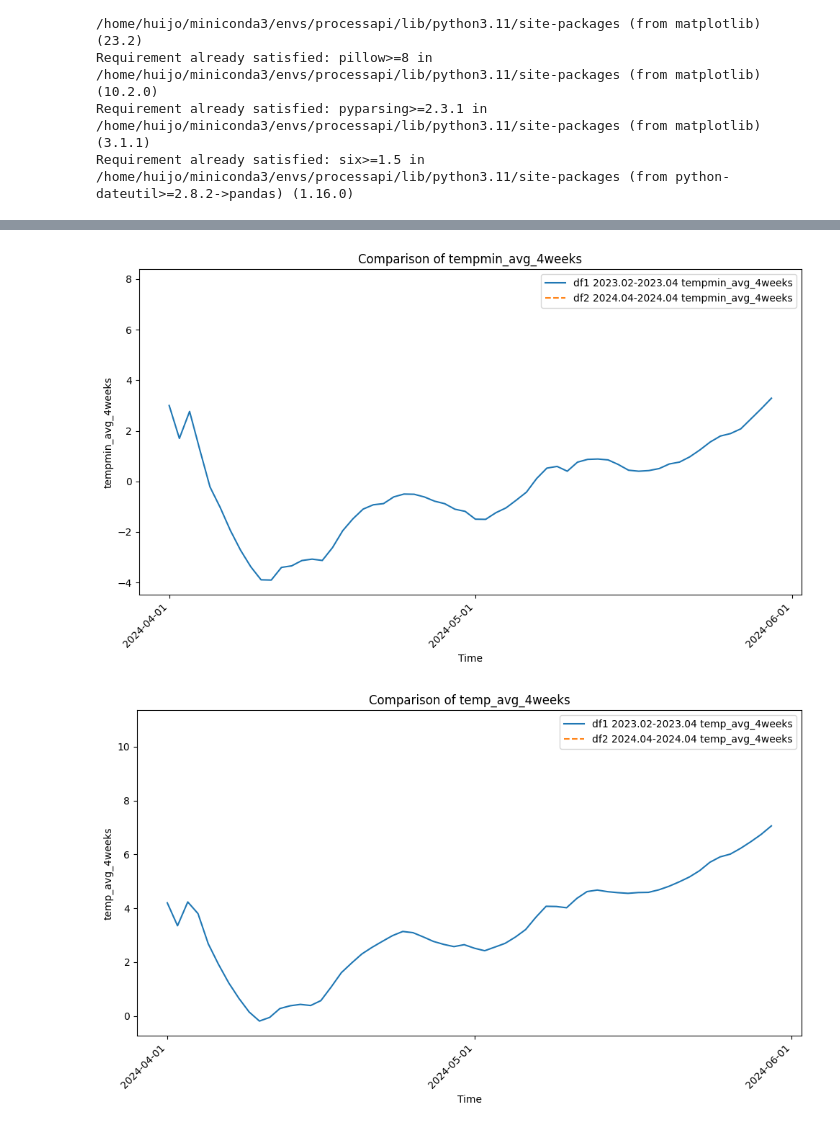
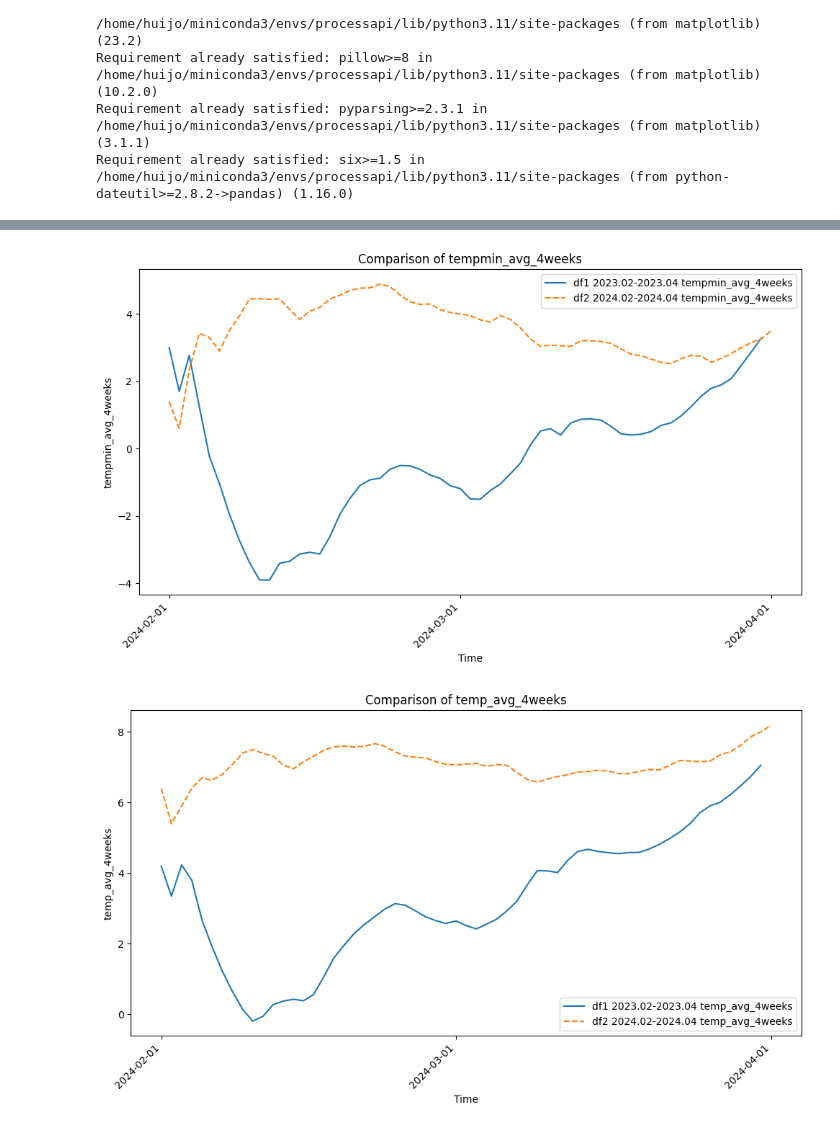
Before and after one commit to ccomkhj/Weather-Trends-Analysis, a Jupyter notebook: pure_jupyter.ipynb, the cells around one changed output, grey strips where cells are left out. Saved outputs shown, nothing was run; the diff lists cells and outputs as text; code cells hidden in the pictures.

```diff
--- a/pure_jupyter.ipynb
+++ b/pure_jupyter.ipynb
@@ -174,7 +174,7 @@ new_start_date = "2024-02-01"
 new_end_date = "2024-04-01"
 latitude = 49.4521
 longitude = 11.0767
-CROSS_KEY = "CROSS_KEY"
+CROSS_KEY = "7EWE3XZTMXLXZA4F546PSKCXT"
 
 run(
     old_start_date=old_start_date,
@@ -190,2 +190,2 @@ run(
-[figure, old version]
+[figure, new version]
-[figure, old version]
+[figure, new version]
```
Also changed, not shown: parts of 1 cell of this notebook.
